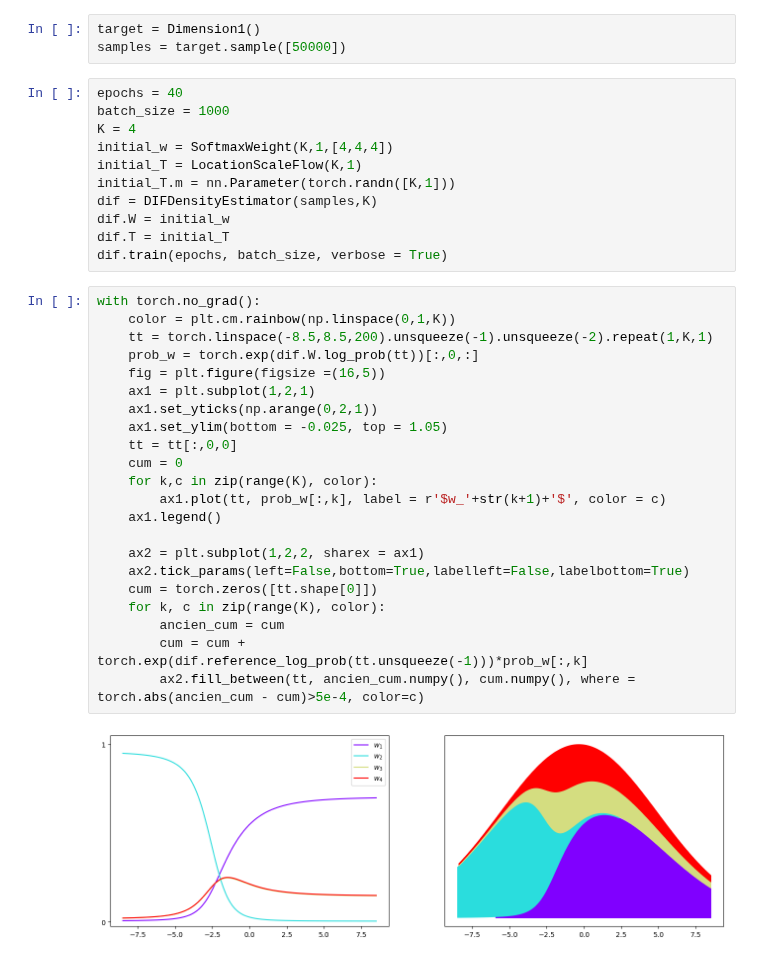
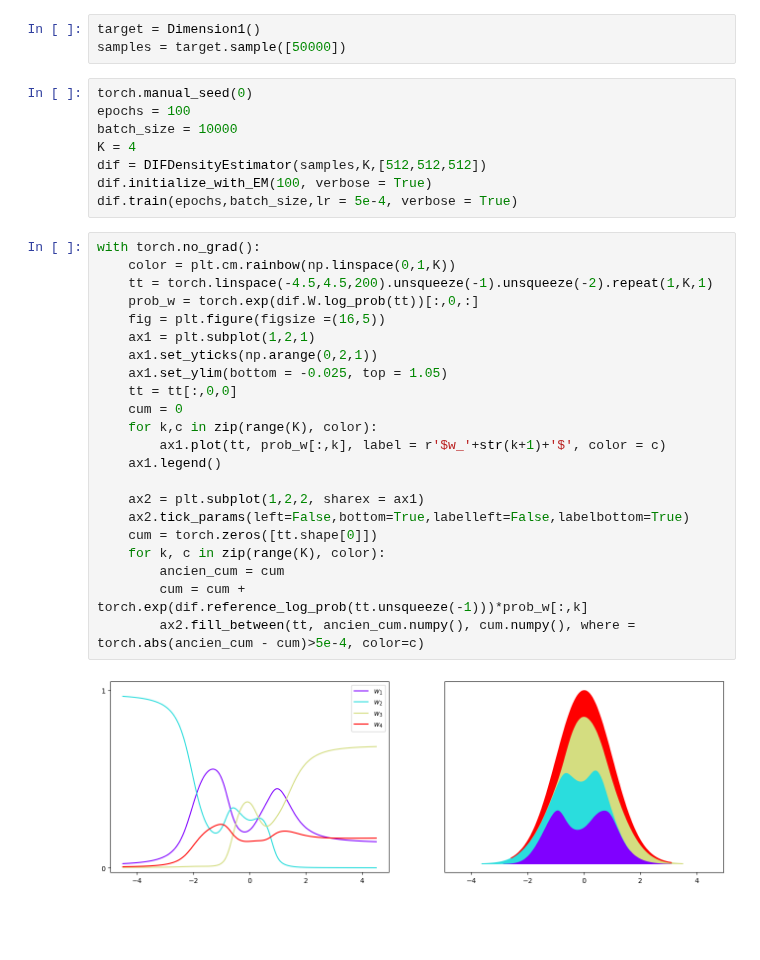
Before and after one commit to ElouanARGOUARCH/experiments, a Jupyter notebook: DIF/Figures/Decomposition.ipynb, the cells around one changed output. Saved outputs shown, nothing was run; the diff lists cells and outputs as text; blank space fills up the shorter version.

```diff
--- a/DIF/Figures/Decomposition.ipynb
+++ b/DIF/Figures/Decomposition.ipynb
@@ -16,40 +13,37 @@ The autoreload extension is already loaded. To reload it, use:
 target = Dimension1()
 samples = target.sample([50000])
 # %%
-epochs = 40
-batch_size = 1000
+torch.manual_seed(0)
+epochs = 100
+batch_size = 10000
 K = 4
-initial_w = SoftmaxWeight(K,1,[4,4,4])
-initial_T = LocationScaleFlow(K,1)
-initial_T.m = nn.Parameter(torch.randn([K,1]))
-dif = DIFDensityEstimator(samples,K)
-dif.W = initial_w
-dif.T = initial_T
-dif.train(epochs, batch_size, verbose = True)
+dif = DIFDensityEstimator(samples,K,[512,512,512])
+dif.initialize_with_EM(100, verbose = True)
+dif.train(epochs,batch_size,lr = 5e-4, verbose = True)
 # %%
 with torch.no_grad():
     color = plt.cm.rainbow(np.linspace(0,1,K))
-    tt = torch.linspace(-8.5,8.5,200).unsqueeze(-1).unsqueeze(-2).repeat(1,K,1)
+    tt = torch.linspace(-4.5,4.5,200).unsqueeze(-1).unsqueeze(-2).repeat(1,K,1)
     prob_w = torch.exp(dif.W.log_prob(tt))[:,0,:]
     fig = plt.figure(figsize =(16,5))
     ax1 = plt.subplot(1,2,1)
     ax1.set_yticks(np.arange(0,2,1))
     ax1.set_ylim(bottom = -0.025, top = 1.05)
     tt = tt[:,0,0]
     cum = 0
     for k,c in zip(range(K), color):
         ax1.plot(tt, prob_w[:,k], label = r'$w_'+str(k+1)+'$', color = c)
     ax1.legend()
 
     ax2 = plt.subplot(1,2,2, sharex = ax1)
     ax2.tick_params(left=False,bottom=True,labelleft=False,labelbottom=True)
     cum = torch.zeros([tt.shape[0]])
     for k, c in zip(range(K), color):
         ancien_cum = cum
         cum = cum + torch.exp(dif.reference_log_prob(tt.unsqueeze(-1)))*prob_w[:,k]
         ax2.fill_between(tt, ancien_cum.numpy(), cum.numpy(), where = torch.abs(ancien_cum - cum)>5e-4, color=c)
 # %% [output]
-[figure, old version]
+[figure, new version]
 # %%
 with torch.no_grad():
     tt_z = torch.linspace(-10.5,10.5,200).unsqueeze(-1).unsqueeze(-2).repeat(1,K,1)
```
Also changed, not shown: parts of 3 cells of this notebook, 4 other files.
